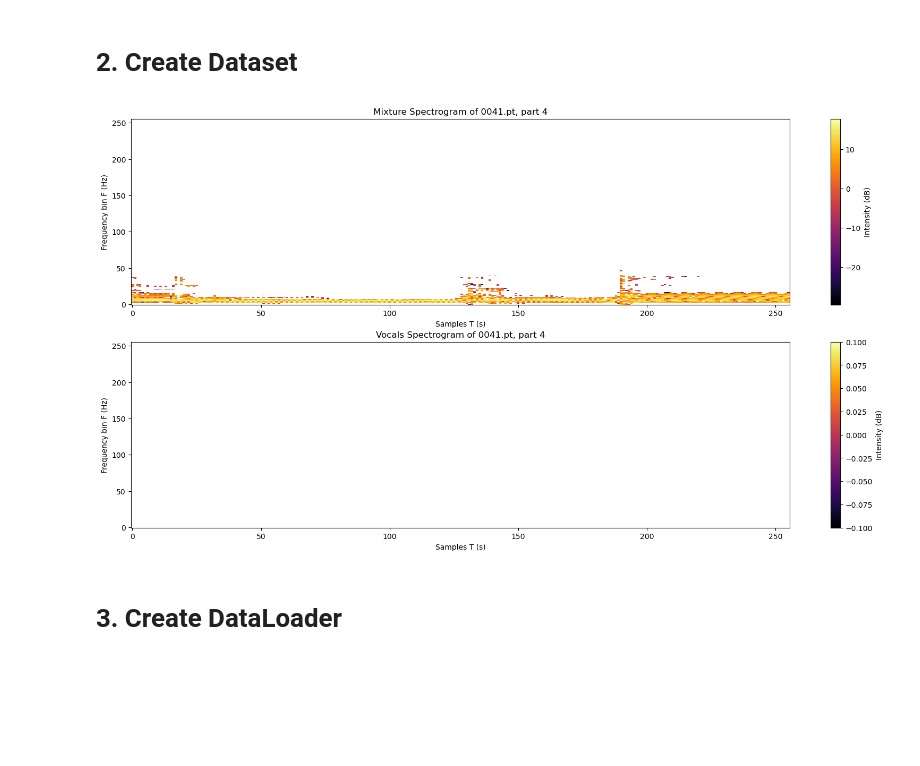
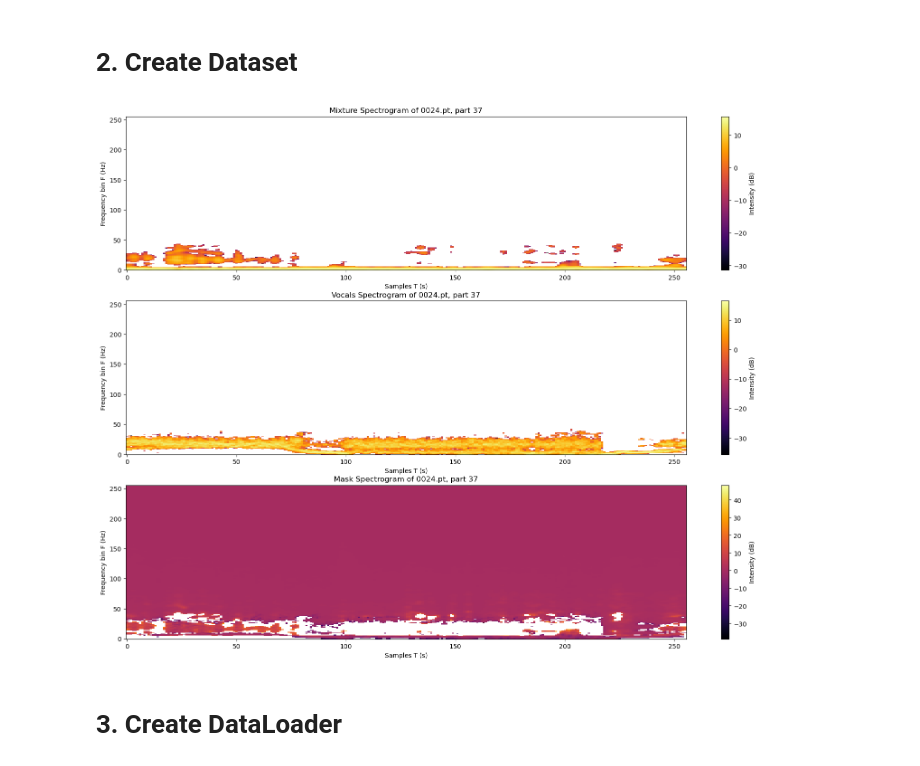
Before and after one commit to NicholasGranlund/SSY340-Music-Isolation-Project, a Jupyter notebook: music_isolator.ipynb, the cells around one changed output. Saved outputs shown, nothing was run; the diff lists cells and outputs as text; code cells hidden in the pictures; blank space fills up the shorter version.

```diff
--- a/music_isolator.ipynb
+++ b/music_isolator.ipynb
@@ -30,10 +30,11 @@ class MUSDB18Spectrogram:
         """
         Initializes the MUSDB18Spectrogram object.
         """
-        self.spectrogram_mix = spectrogram_tensor[0,:,:][None, :]
-        self.spectrogram_voc = spectrogram_tensor[1,:,:][None, :]
-        self.t = torch.arange(self.spectrogram_mix.shape[2])  # Time bins
-        self.f = torch.arange(self.spectrogram_mix.shape[1])  # Frequency bins
+        self.mix = spectrogram_tensor[0,:,:][None, :]
+        self.voc = spectrogram_tensor[1,:,:][None, :]
+        self.mask = torch.nan_to_num(torch.div(spectrogram_tensor[1,:,:], spectrogram_tensor[0,:,:])[None, :])
+        self.t = torch.arange(self.mix.shape[2])  # Time bins
+        self.f = torch.arange(self.mix.shape[1])  # Frequency bins
         self.name = name
 
     def visualize(self):
@@ -41,28 +42,35 @@ class MUSDB18Spectrogram:
         Visualize the spectrograms.
         """
         # Plot the spectrograms
-        fig, axes = plt.subplots(2, 1, figsize=(20, 10))
+        fig, axes = plt.subplots(3, 1, figsize=(20, 15))
 
         # Plot the mixture spectrogram
-        im1 = axes[0].pcolormesh(self.t, self.f, 10 * torch.log10(self.spectrogram_mix[0] + 1e-8), cmap='inferno')  # Applying log scale for better visualization
+        im1 = axes[0].pcolormesh(self.t, self.f, 10 * torch.log10(self.mix[0] + 1e-8), cmap='inferno')  # Applying log scale for better visualization
         axes[0].set_ylabel('Frequency bin F (Hz)')
         axes[0].set_xlabel('Samples T (s)')
         axes[0].set_title(f'Mixture Spectrogram of {self.name}')
         plt.colorbar(im1, ax=axes[0], label='Intensity (dB)')  # Add colorbar to the subplot
 
         # Plot the vocals spectrogram
-        im2 = axes[1].pcolormesh(self.t, self.f, 10 * torch.log10(self.spectrogram_voc[0] + 1e-8), cmap='inferno')  # Applying log scale for better visualization
+        im2 = axes[1].pcolormesh(self.t, self.f, 10 * torch.log10(self.voc[0] + 1e-8), cmap='inferno')  # Applying log scale for better visualization
         axes[1].set_ylabel('Frequency bin F (Hz)')
         axes[1].set_xlabel('Samples T (s)')
         axes[1].set_title(f'Vocals Spectrogram of {self.name}')
         plt.colorbar(im2, ax=axes[1], label='Intensity (dB)')  # Add colorbar to the subplot
 
+        # Plot the mask spectrogram
+        im3 = axes[2].pcolormesh(self.t, self.f, 10 * torch.log10(self.mask[0] + 1e-8), cmap='inferno')  # Applying log scale for better visualization
+        axes[2].set_ylabel('Frequency bin F (Hz)')
+        axes[2].set_xlabel('Samples T (s)')
+        axes[2].set_title(f'Mask Spectrogram of {self.name}')
+        plt.colorbar(im3, ax=axes[2], label='Intensity (dB)')  # Add colorbar to the subplot
+
         plt.show()  # Display the plot
 # %%
-filename = './music_data/musdb18hq_processed/train_spectrograms/0003.pt'
+filename = './music_data/musdb18hq_processed/train_spectrograms/0007.pt'
 spectrogram_tensor = torch.load(filename)
 my_spectrogram = MUSDB18Spectrogram(spectrogram_tensor, filename[-7:])
 my_spectrogram.visualize()
 
-my_spectrogram.spectrogram_voc.shape
+my_spectrogram.voc.shape
 # %% [output]
@@ -135,9 +143,9 @@ class MUSDB18Dataset(Dataset):
         spectrogram = self.data[index]
 
         if self.transform is not None:
-            return self.transform(spectrogram.spectrogram_mix), self.transform(spectrogram.spectrogram_voc)
+            return self.transform(spectrogram.mix), self.transform(spectrogram.mask)
         else:
-            return spectrogram.spectrogram_mix, spectrogram.spectrogram_voc
+            return spectrogram.mix, spectrogram.mask
 
     def __len__(self):
         """
@@ -155,7 +163,13 @@ class MUSDB18Dataset(Dataset):
         Args:
             index (int): Index of the sample to visualize.
         """
-        mix, voc = self.__getitem__(index)
+        spectrogram_object = self.data[index]
+        if self.transform is not None:
+            mix = self.transform(spectrogram_object.mix)
+            voc = self.transform(spectrogram_object.voc)
+        else:
+            mix = spectrogram_object.mix
+            voc = spectrogram_object.voc
         MUSDB18Spectrogram(torch.cat((mix, voc), 0), self.data[index].name).visualize()
 # %%
 from torchvision.transforms import Normalize, GaussianBlur, ToTensor
@@ -173,9 +187,9 @@ music_dataset_val = MUSDB18Dataset(val_spectrogram_library, transform_compositio
 music_dataset_test = MUSDB18Dataset(test_spectrogram_library, transform_composition)
 # %%
 # Show how the transform has impacted the image / spectrogram
-music_dataset_test.show_spectrogram(index=4)
+music_dataset_test.show_spectrogram(index=400)
 # %% [output]
-[figure, old version]
+[figure, new version]
 # %% [markdown]
 # 3. Create DataLoader
 # %%
```
Also changed, not shown: parts of 3 cells of this notebook.
